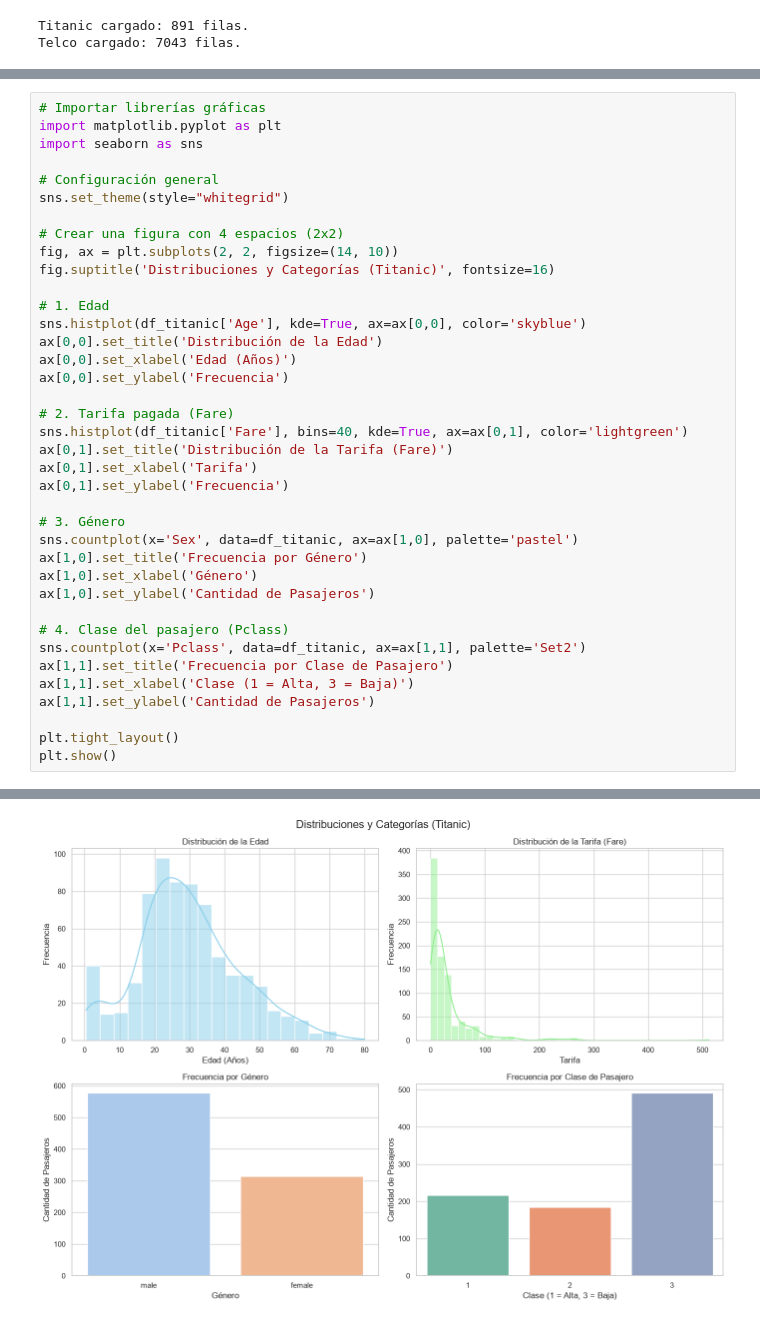
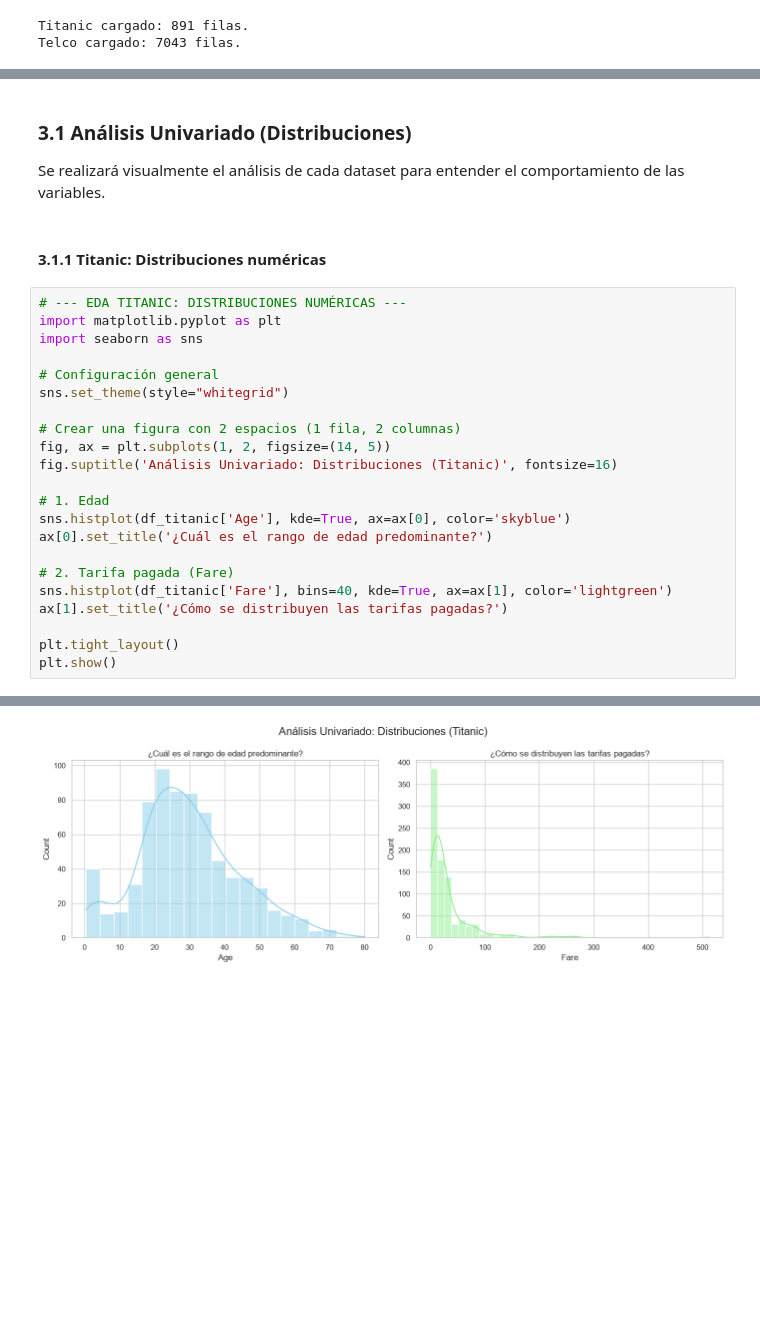
Before and after one commit to IanRey692/IA, a Jupyter notebook: P2/notebooks/EDA_Limpieza.ipynb, the cells around one changed output, grey strips where cells are left out. Cells and saved outputs as stored; diff of their text form; blank space fills up the shorter version.

Commit message:
Refactorización del Notebook y Análisis exploratorio completo

```diff
--- a/P2/notebooks/EDA_Limpieza.ipynb
+++ b/P2/notebooks/EDA_Limpieza.ipynb
@@ -152,38 +217,28 @@ Se realizará visualmente el análisis del dataset de Titanic para entender el c
+# %% [markdown]
+### 3.1 Análisis Univariado (Distribuciones)
+
+Se realizará visualmente el análisis de cada dataset para entender el comportamiento de las variables.
+# %% [markdown]
+#### 3.1.1 Titanic: Distribuciones numéricas
 # %%
-# Importar librerías gráficas
+# --- EDA TITANIC: DISTRIBUCIONES NUMÉRICAS ---
 import matplotlib.pyplot as plt
 import seaborn as sns
 
 # Configuración general
 sns.set_theme(style="whitegrid")
 
-# Crear una figura con 4 espacios (2x2)
-fig, ax = plt.subplots(2, 2, figsize=(14, 10))
-fig.suptitle('Distribuciones y Categorías (Titanic)', fontsize=16)
+# Crear una figura con 2 espacios (1 fila, 2 columnas)
+fig, ax = plt.subplots(1, 2, figsize=(14, 5))
+fig.suptitle('Análisis Univariado: Distribuciones (Titanic)', fontsize=16)
 
 # 1. Edad
-sns.histplot(df_titanic['Age'], kde=True, ax=ax[0,0], color='skyblue')
-ax[0,0].set_title('Distribución de la Edad')
-ax[0,0].set_xlabel('Edad (Años)')
-ax[0,0].set_ylabel('Frecuencia')
+sns.histplot(df_titanic['Age'], kde=True, ax=ax[0], color='skyblue')
+ax[0].set_title('¿Cuál es el rango de edad predominante?')
 
 # 2. Tarifa pagada (Fare)
-sns.histplot(df_titanic['Fare'], bins=40, kde=True, ax=ax[0,1], color='lightgreen')
-ax[0,1].set_title('Distribución de la Tarifa (Fare)')
-ax[0,1].set_xlabel('Tarifa')
-ax[0,1].set_ylabel('Frecuencia')
-
-# 3. Género
-sns.countplot(x='Sex', data=df_titanic, ax=ax[1,0], palette='pastel')
-ax[1,0].set_title('Frecuencia por Género')
-ax[1,0].set_xlabel('Género')
-ax[1,0].set_ylabel('Cantidad de Pasajeros')
-
-# 4. Clase del pasajero (Pclass)
-sns.countplot(x='Pclass', data=df_titanic, ax=ax[1,1], palette='Set2')
-ax[1,1].set_title('Frecuencia por Clase de Pasajero')
-ax[1,1].set_xlabel('Clase (1 = Alta, 3 = Baja)')
-ax[1,1].set_ylabel('Cantidad de Pasajeros')
+sns.histplot(df_titanic['Fare'], bins=40, kde=True, ax=ax[1], color='lightgreen')
+ax[1].set_title('¿Cómo se distribuyen las tarifas pagadas?')
 
 plt.tight_layout()
 plt.show()
@@ -198 +246 @@ Passing `palette` without assigning `hue` is deprecated and will be removed in v
-[figure, old version]
+[figure, new version]
```
Also changed, not shown: parts of 40 cells of this notebook.
